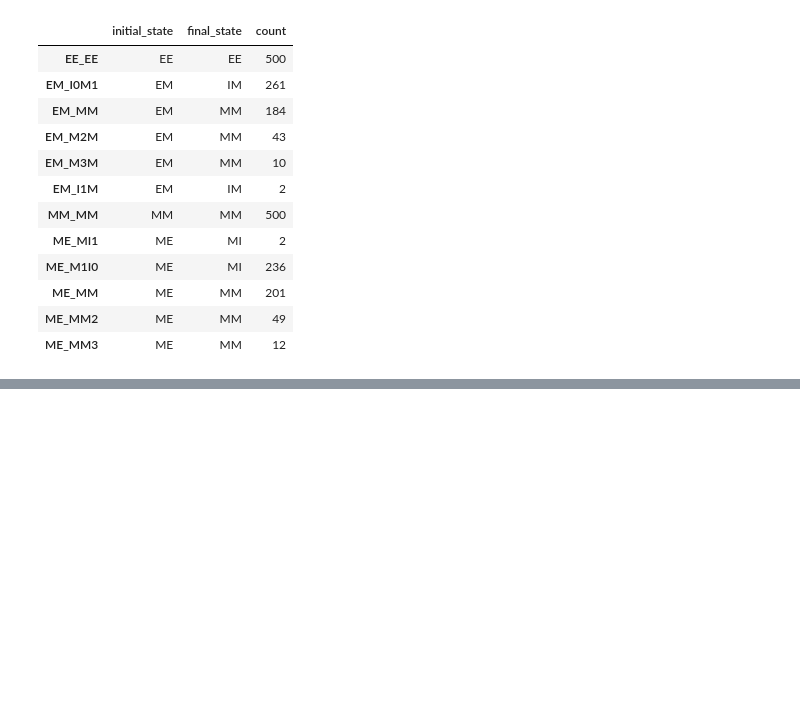
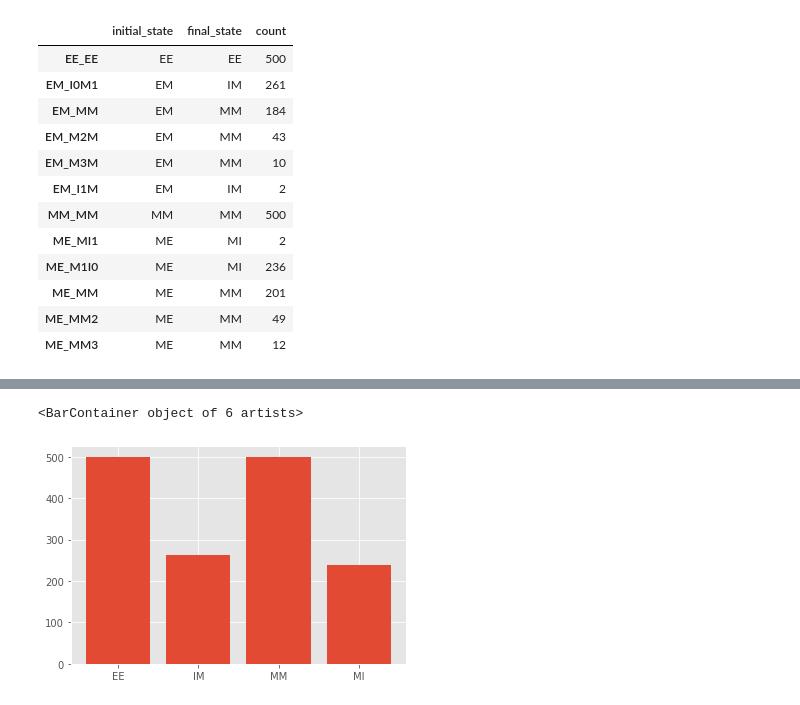
Before and after one commit to ftedo/simulation-files, a Jupyter notebook: analyser/Playground.ipynb, the cells around one changed output, grey strips where cells are left out. Saved outputs shown, nothing was run; the diff lists cells and outputs as text; code cells hidden in the pictures; blank space fills up the shorter version.

```diff
--- a/analyser/Playground.ipynb
+++ b/analyser/Playground.ipynb
@@ -4,7 +4,7 @@ import matplotlib.pyplot as plt
 import pickle
 import numpy as np
 import matplotlib
-matplotlib.style.use('ggplot')
+matplotlib.style.use('seaborn')
 # %%
 def read(file_name):
     df = pd.read_excel(file_name, sheet_name = sheet_name)
@@ -60,11 +60,11 @@ states
 array(['EE_EE', 'EM_I0M1', 'EM_MM', 'EM_M2M', 'EM_M3M', 'EM_I1M', 'MM_MM',
        'ME_MI1', 'ME_M1I0', 'ME_MM', 'ME_MM2', 'ME_MM3'], dtype=object)
 # %%
-initial_sates = []
+initial_states = []
 attractors = []
 for i in states:
     tomb = i.split('_')
     init = tomb[0]
     final = tomb[len(tomb)-1]
-    initial_sates.append(init)
+    initial_states.append(init)
     attractors.append(final)
@@ -131,0 +168,8 @@ pd.DataFrame(final_states_df.groupby(['initial_state', 'final_state'])['count'].
+# %%
+initial = df2.initial_state.unique()
+final_state_types = df2.final_state.unique()
+ind = np.arange(len(initial))
+plt.bar(df2['final_state'], df2['count'])
+# %% [output]
+<BarContainer object of 6 artists>
+[figure, added]
```
Also changed, not shown: parts of 12 cells of this notebook, 5 other files.
